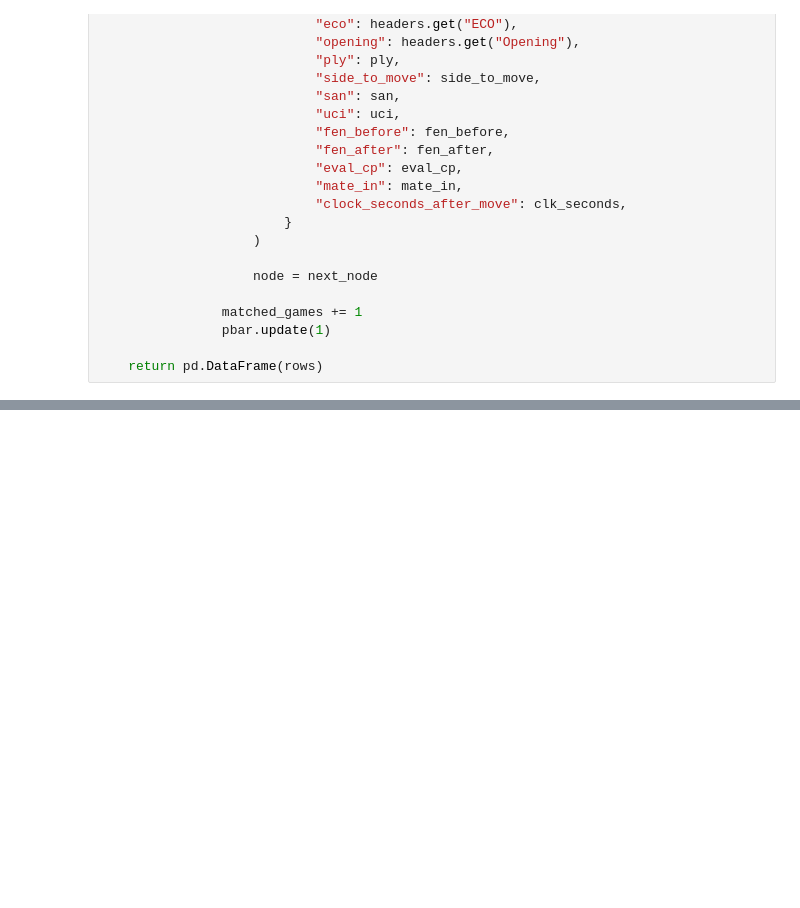
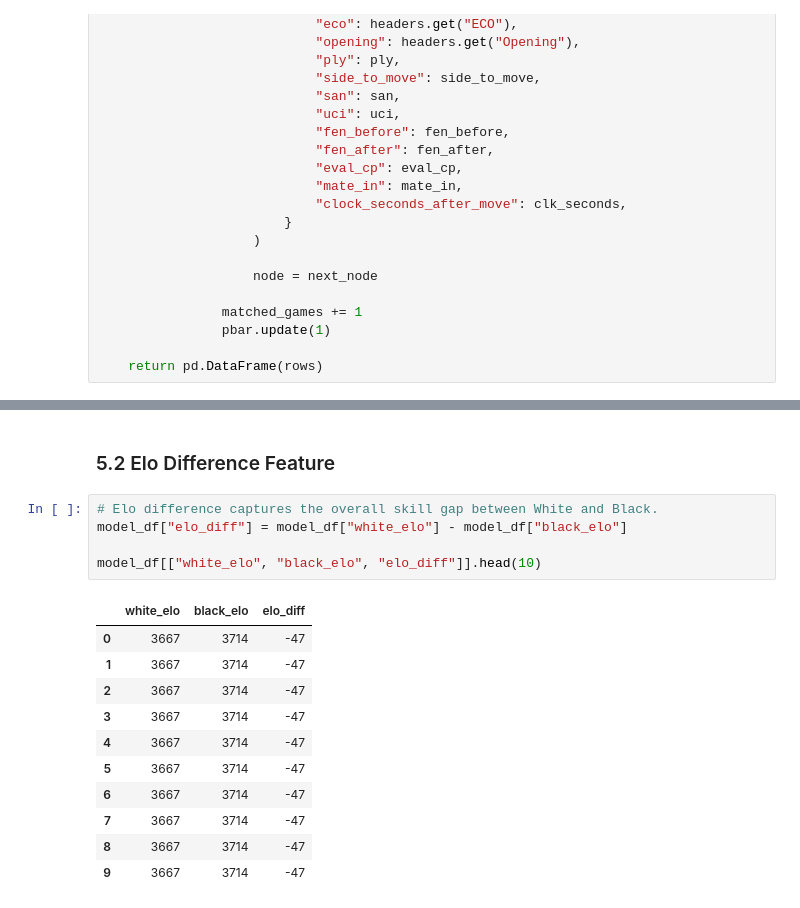
Before and after one commit to comMinGu/IS3107_G4, a Jupyter notebook: ml_model.ipynb, the cells around one changed output, grey strips where cells are left out. Saved outputs shown, nothing was run; the diff lists cells and outputs as text; blank space fills up the shorter version.

```diff
--- a/ml_model.ipynb
+++ b/ml_model.ipynb
@@ -529,0 +493,19 @@ We use a small, interpretable feature set. Each move row uses the game's final `
+# %% [markdown]
+### 5.2 Elo Difference Feature
+# %%
+# Elo difference captures the overall skill gap between White and Black.
+model_df["elo_diff"] = model_df["white_elo"] - model_df["black_elo"]
+
+model_df[["white_elo", "black_elo", "elo_diff"]].head(10)
+# %% [output]
+|  | white_elo | black_elo | elo_diff |
+| 0 | 3667 | 3714 | -47 |
+| 1 | 3667 | 3714 | -47 |
+| 2 | 3667 | 3714 | -47 |
+| 3 | 3667 | 3714 | -47 |
+| 4 | 3667 | 3714 | -47 |
+| 5 | 3667 | 3714 | -47 |
+| 6 | 3667 | 3714 | -47 |
+| 7 | 3667 | 3714 | -47 |
+| 8 | 3667 | 3714 | -47 |
+| 9 | 3667 | 3714 | -47 |
```
Also changed, not shown: parts of 21 cells of this notebook.
